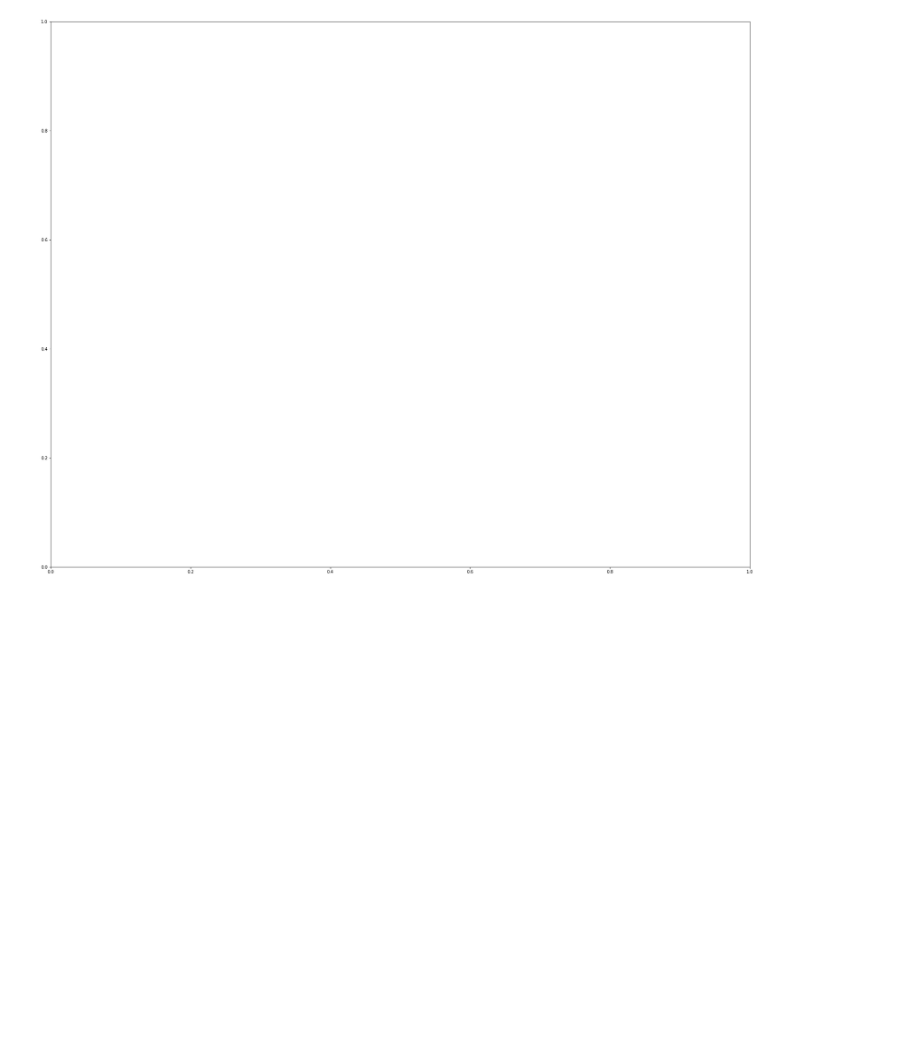
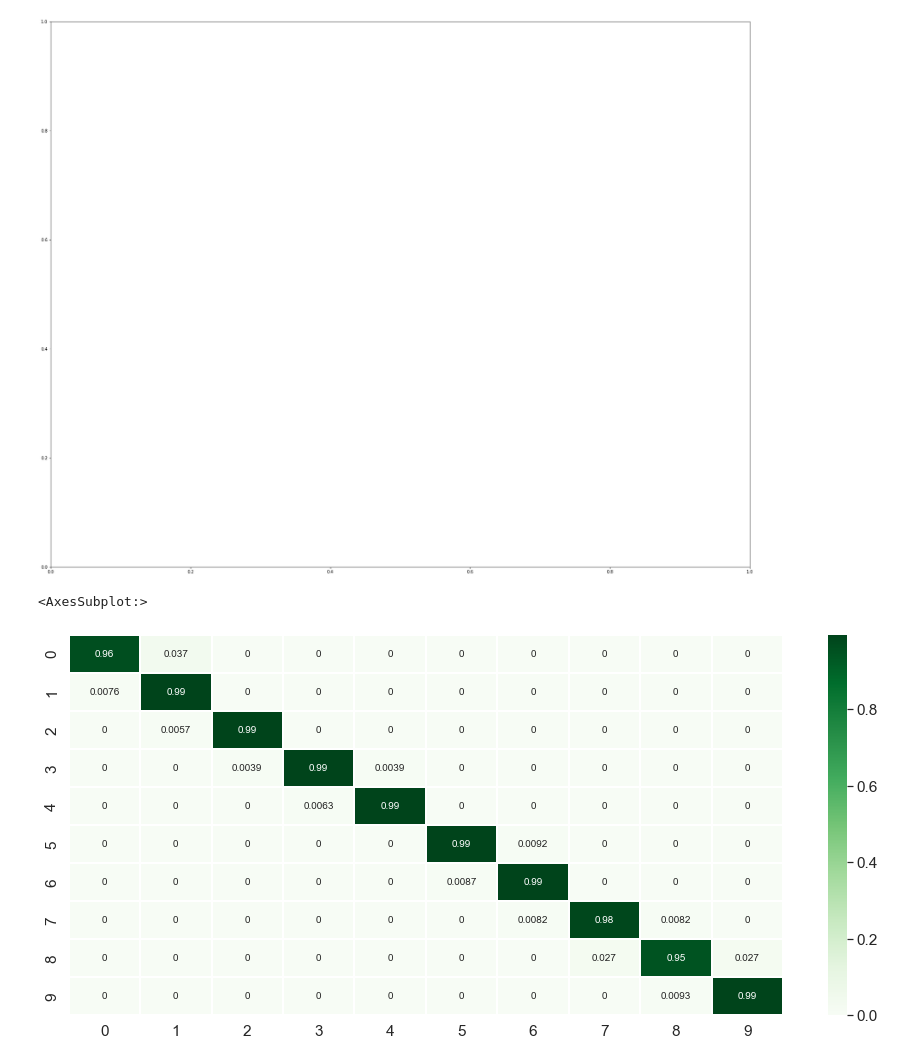
Before and after one commit to luchiangi/ML_Project, a Jupyter notebook: 1-ML A.Luchi & F.Ceccarani.ipynb, the cells around one changed output. Cells and saved outputs as stored; diff of their text form; code cells hidden in the pictures; blank space fills up the shorter version.

```diff
--- a/1-ML A.Luchi & F.Ceccarani.ipynb
+++ b/1-ML A.Luchi & F.Ceccarani.ipynb
@@ -1379,13 +1345,0 @@ plt.ylabel('Testing Accuracy')
-# %%
-score_train, score_valid = [],[]
-depths = [i for i in range(20,40)]
-for d in depths:
-    model = RandomForestClassifier(max_depth=d)
-    model.fit(x_train,y_train)
-    print(d, model.score(x_train,y_train), model.score(x_test,y_test))
-    score_train.append(model.score(x_train,y_train))
-    score_valid.append(model.score(x_test,y_test))
-
-plt.plot(depths, score_train)
-plt.plot(depths, score_valid)
-plt.show()
@@ -1601,0 +1429,8 @@ RandomForestClassifier(criterion='entropy', max_depth=22, n_estimators=200,
+# %%
+rfc_calibrated = CalibratedClassifierCV(
+    base_estimator = rfc_tuned,
+    method = 'sigmoid', # 'sigmoid' or 'isotonic'
+    ensemble = True,
+    cv = 5, # int of 'prefit'
+    n_jobs = -1,
+)
@@ -1601,0 +1447,14 @@ RandomForestClassifier(criterion='entropy', max_depth=22, n_estimators=200,
+# %%
+y_pred = rfc_calibrated.predict(x_test)
+
+acc = metrics.accuracy_score(y_test, y_pred)
+rec = metrics.recall_score(y_test, y_pred, average = 'micro')
+prc = metrics.precision_score(y_test, y_pred, average = 'micro')
+#spe = specificity_score(y_test, y_predict_valid)
+f1  = metrics.f1_score(y_test, y_pred, average = 'micro')
+
+print('Accuracy : {:.2f}%'.format(acc*100))
+print('Recall : {:.2f}%'.format(rec*100))
+print('Precision : {:.2f}%'.format(prc*100))
+#print('Specificity : {:.2f}%'.format(spe*100))
+print('F1-score : {:.2f}%'.format(f1*100))
@@ -1633,3 +1565,16 @@ plt.show()
 # %% [output]
 ValueError: The truth value of a Series is ambiguous. Use a.empty, a.bool(), a.item(), a.any() or a.all().
 [figure]
+# %%
+# Get and reshape confusion matrix data
+matrix = confusion_matrix(y_test, y_pred)
+matrix = matrix.astype('float') / matrix.sum(axis=1)[:, np.newaxis]
+
+# Build the plot
+plt.figure(figsize=(16,7))
+sns.set(font_scale=1.4)
+sns.heatmap(matrix, annot=True, annot_kws={'size':10},
+            cmap=plt.cm.Greens, linewidths=0.2)
+# %% [output]
+<AxesSubplot:>
+[figure, added]
```
Also changed, not shown: parts of 100 cells of this notebook.
